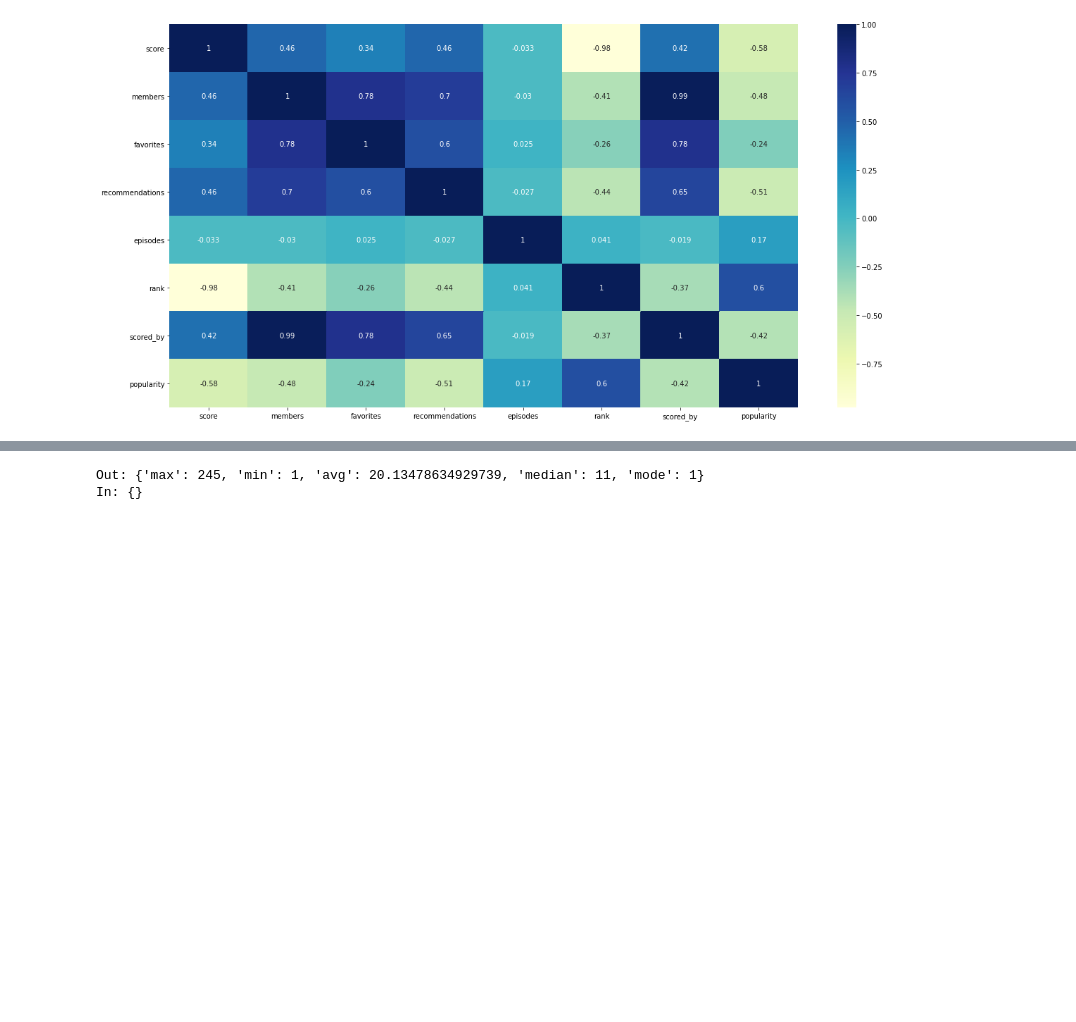
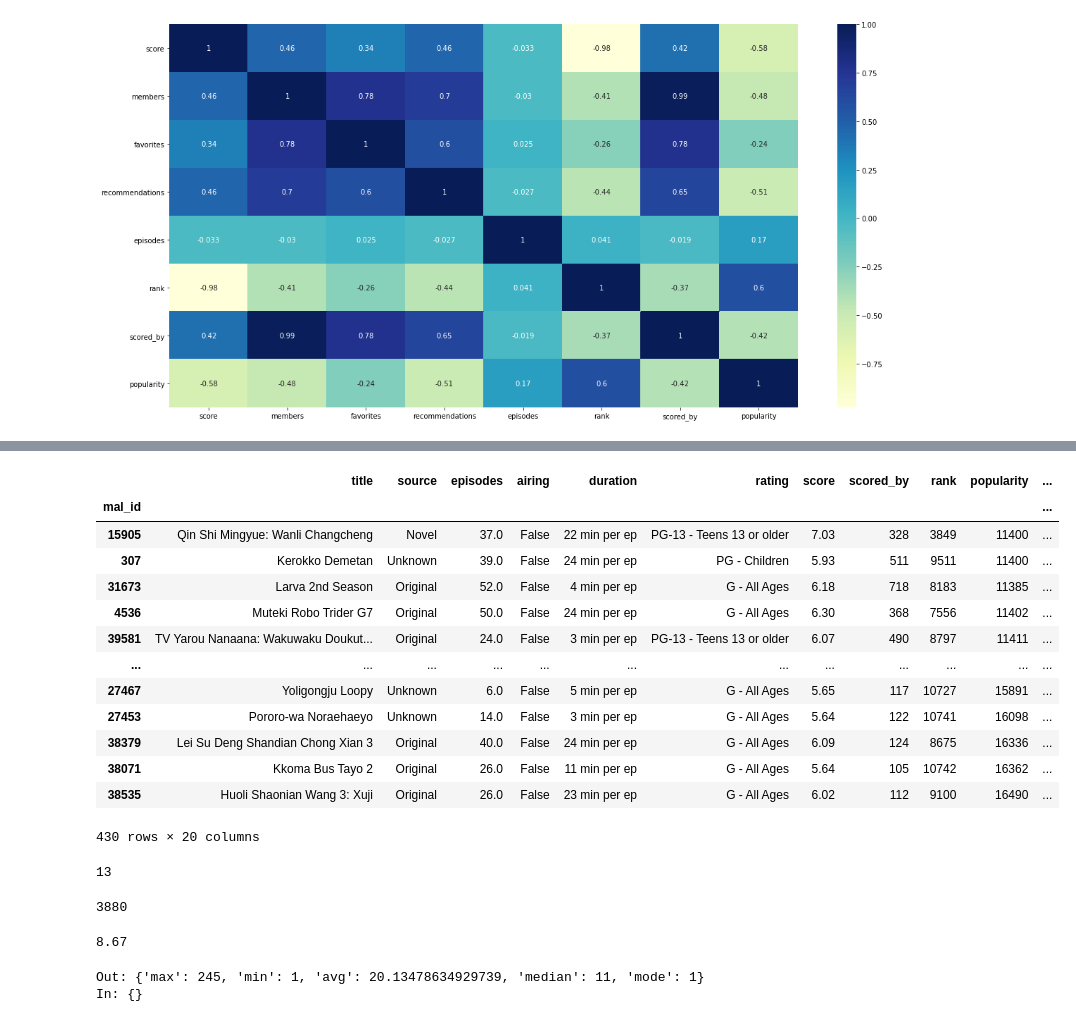
Before and after one commit to MarcBrejner/ProjectMAL, a Jupyter notebook: project.ipynb, the cells around one changed output, grey strips where cells are left out. Saved outputs shown, nothing was run; the diff lists cells and outputs as text; code cells hidden in the pictures; blank space fills up the shorter version.

```diff
--- a/project.ipynb
+++ b/project.ipynb
@@ -135,3 +288,31 @@ popularity       0.597191  -0.419880    1.000000
+# %%
+failure_anime = df.iloc[per90:]
+failure_anime
+# %% [output]
+|  | title | source | episodes | airing | duration | rating | score | scored_by | rank | popularity | ... |
+| mal_id |  |  |  |  |  |  |  |  |  |  | ... |
+| 15905 | Qin Shi Mingyue: Wanli Changcheng | Novel | 37.0 | False | 22 min per ep | PG-13 - Teens 13 or older | 7.03 | 328 | 3849 | 11400 | ... |
+| 307 | Kerokko Demetan | Unknown | 39.0 | False | 24 min per ep | PG - Children | 5.93 | 511 | 9511 | 11400 | ... |
+| 31673 | Larva 2nd Season | Original | 52.0 | False | 4 min per ep | G - All Ages | 6.18 | 718 | 8183 | 11385 | ... |
+| 4536 | Muteki Robo Trider G7 | Original | 50.0 | False | 24 min per ep | G - All Ages | 6.30 | 368 | 7556 | 11402 | ... |
+| 39581 | TV Yarou Nanaana: Wakuwaku Doukut... | Original | 24.0 | False | 3 min per ep | PG-13 - Teens 13 or older | 6.07 | 490 | 8797 | 11411 | ... |
+| ... | ... | ... | ... | ... | ... | ... | ... | ... | ... | ... | ... |
+| 27467 | Yoligongju Loopy | Unknown | 6.0 | False | 5 min per ep | G - All Ages | 5.65 | 117 | 10727 | 15891 | ... |
+| 27453 | Pororo-wa Noraehaeyo | Unknown | 14.0 | False | 3 min per ep | G - All Ages | 5.64 | 122 | 10741 | 16098 | ... |
+| 38379 | Lei Su Deng Shandian Chong Xian 3 | Original | 40.0 | False | 24 min per ep | G - All Ages | 6.09 | 124 | 8675 | 16336 | ... |
+| 38071 | Kkoma Bus Tayo 2 | Original | 26.0 | False | 11 min per ep | G - All Ages | 5.64 | 105 | 10742 | 16362 | ... |
+| 38535 | Huoli Shaonian Wang 3: Xuji | Original | 26.0 | False | 23 min per ep | G - All Ages | 6.02 | 112 | 9100 | 16490 | ... |
+430 rows × 20 columns
+# %%
+maxGap(per90-20)
+# %% [output]
+13
+3880
+# %%
+score = df[df['title'] == 'One Piece']['score']
+float (score)
+# %% [output]
+8.67
 # %%
 # Since we have a lot of nodes without recommendations, it is best to find the GCC of our graph
 GCC = max(nx.connected_components(anime_graph), key=len)
```
Also changed, not shown: parts of 14 cells of this notebook.
